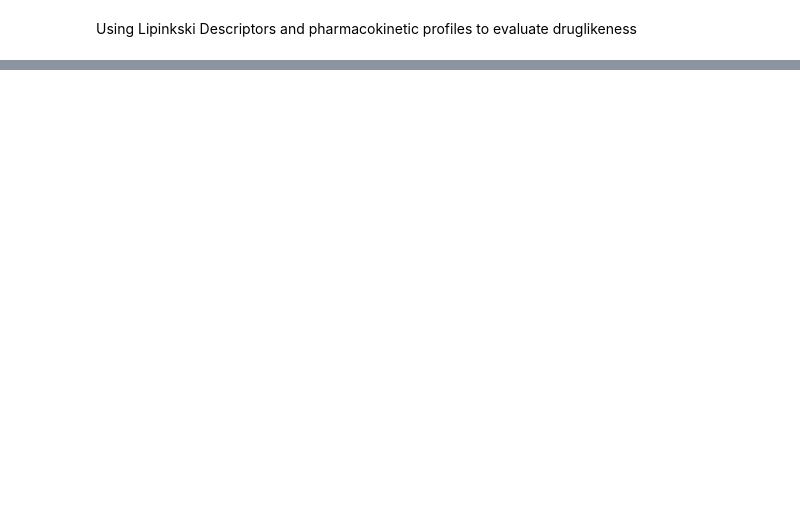
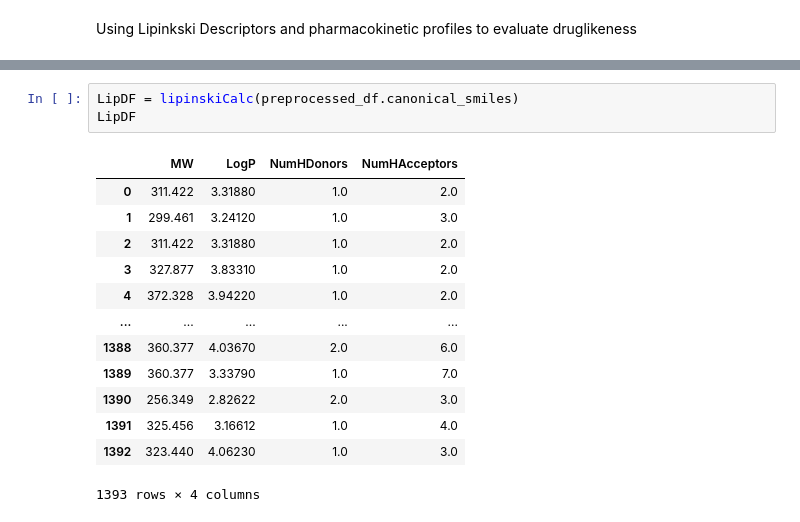
Before and after one commit to orrabadia/Bioactivity-Data-Project, a Jupyter notebook: ML_Part1_BioactivityDataProcessing.ipynb, the cells around one changed output, grey strips where cells are left out. Drawn from its saved outputs; the diff is of its cells as text; blank space fills up the shorter version.

```diff
--- a/ML_Part1_BioactivityDataProcessing.ipynb
+++ b/ML_Part1_BioactivityDataProcessing.ipynb
@@ -266,0 +293,17 @@ Using Lipinkski Descriptors and pharmacokinetic profiles to evaluate druglikenes
+# %%
+LipDF = lipinskiCalc(preprocessed_df.canonical_smiles)
+LipDF
+# %% [output]
+|  | MW | LogP | NumHDonors | NumHAcceptors |
+| 0 | 311.422 | 3.31880 | 1.0 | 2.0 |
+| 1 | 299.461 | 3.24120 | 1.0 | 3.0 |
+| 2 | 311.422 | 3.31880 | 1.0 | 2.0 |
+| 3 | 327.877 | 3.83310 | 1.0 | 2.0 |
+| 4 | 372.328 | 3.94220 | 1.0 | 2.0 |
+| ... | ... | ... | ... | ... |
+| 1388 | 360.377 | 4.03670 | 2.0 | 6.0 |
+| 1389 | 360.377 | 3.33790 | 1.0 | 7.0 |
+| 1390 | 256.349 | 2.82622 | 2.0 | 3.0 |
+| 1391 | 325.456 | 3.16612 | 1.0 | 4.0 |
+| 1392 | 323.440 | 4.06230 | 1.0 | 3.0 |
+1393 rows × 4 columns
```
Also changed, not shown: parts of 11 cells of this notebook.
